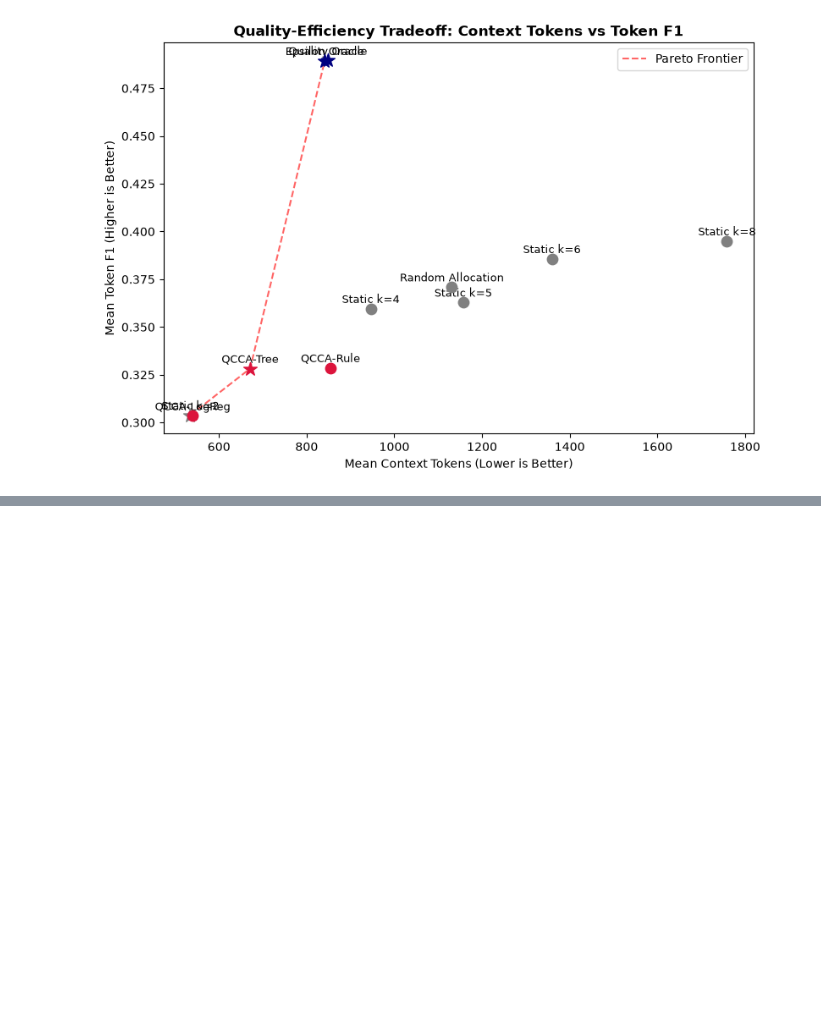
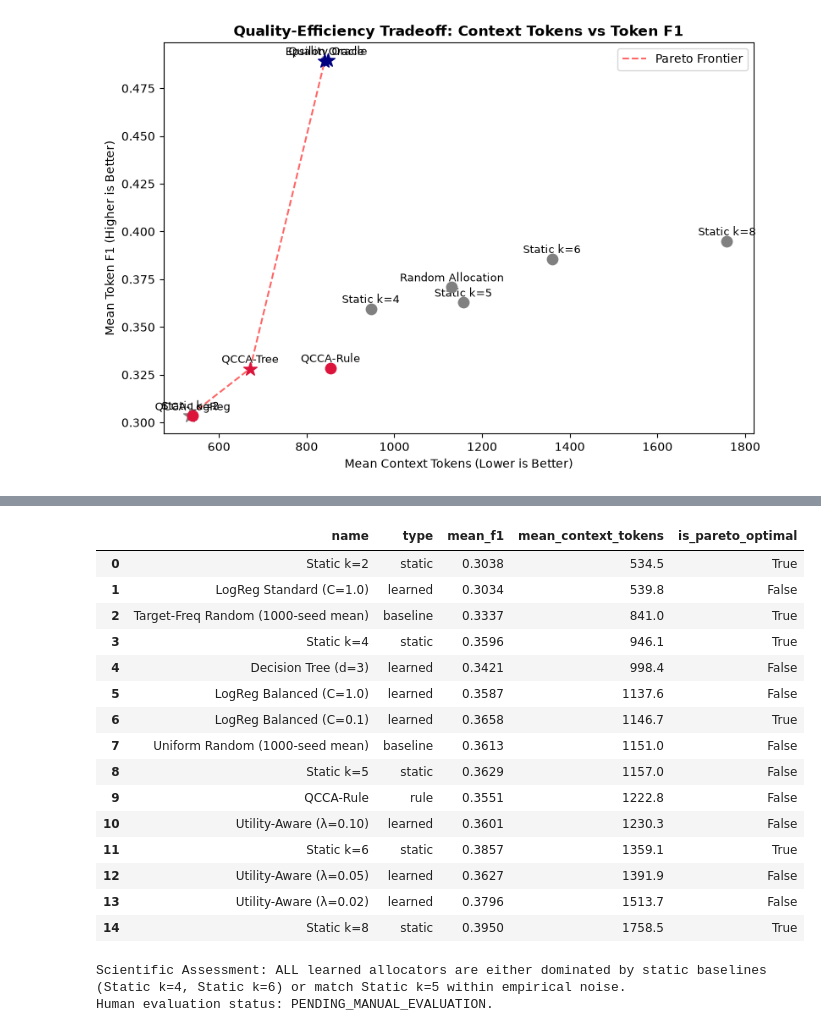
Before and after one commit to Guna-Venkat/CS787-QCCA-RAG, a Jupyter notebook: notebooks/week4/week4_qcca_development.ipynb, the cells around one changed output, grey strips where cells are left out. Cells and saved outputs as stored; diff of their text form; code cells hidden in the pictures; blank space fills up the shorter version.

Commit message:
week 4 feature discovery & validation

```diff
--- a/notebooks/week4/week4_qcca_development.ipynb
+++ b/notebooks/week4/week4_qcca_development.ipynb
@@ -396,0 +380,14 @@ else:
+# %%
+from src.week4.additional_analysis import validate_random_baselines
+
+# Run 1,000 seeds (or 10 seeds if smoke testing)
+n_seeds = 10 if RUN_SMOKE_TEST else 1000
+random_results = validate_random_baselines(df_data, lookup, n_seeds=n_seeds)
+
+print(f"=== Random Baseline Validation ({n_seeds} seeds) ===")
+print("\n--- Uniform Random Allocation ---")
+for k, v in random_results["uniform_random"].items():
+    print(f"  {k}: {v}")
+print("\n--- Target-Frequency Matched Random Allocation ---")
+for k, v in random_results["target_frequency_matched_random"].items():
+    print(f"  {k}: {v}")
@@ -396,0 +460,42 @@ else:
+# %%
+all_systems = [
+    {"name": "Static k=2", "mean_f1": 0.3038, "mean_context_tokens": 534.5, "type": "static"},
+    {"name": "Static k=4", "mean_f1": 0.3596, "mean_context_tokens": 946.1, "type": "static"},
+    {"name": "Static k=5", "mean_f1": 0.3629, "mean_context_tokens": 1157.0, "type": "static"},
+    {"name": "Static k=6", "mean_f1": 0.3857, "mean_context_tokens": 1359.1, "type": "static"},
+    {"name": "Static k=8", "mean_f1": 0.3950, "mean_context_tokens": 1758.5, "type": "static"},
+    {"name": "Uniform Random (1000-seed mean)", "mean_f1": round(random_results["uniform_random"]["mean_f1"], 4), "mean_context_tokens": round(random_results["uniform_random"]["mean_context_tokens"], 1), "type": "baseline"},
+    {"name": "Target-Freq Random (1000-seed mean)", "mean_f1": round(random_results["target_frequency_matched_random"]["mean_f1"], 4), "mean_context_tokens": round(random_results["target_frequency_matched_random"]["mean_context_tokens"], 1), "type": "baseline"},
+    {"name": "QCCA-Rule", "mean_f1": 0.3551, "mean_context_tokens": 1222.8, "type": "rule"},
+    {"name": "LogReg Standard (C=1.0)", "mean_f1": 0.3034, "mean_context_tokens": 539.8, "type": "learned"},
+    {"name": "LogReg Balanced (C=1.0)", "mean_f1": 0.3587, "mean_context_tokens": 1137.6, "type": "learned"},
+    {"name": "LogReg Balanced (C=0.1)", "mean_f1": 0.3658, "mean_context_tokens": 1146.7, "type": "learned"},
+    {"name": "Decision Tree (d=3)", "mean_f1": 0.3421, "mean_context_tokens": 998.4, "type": "learned"},
+    {"name": "Utility-Aware (λ=0.02)", "mean_f1": 0.3796, "mean_context_tokens": 1513.7, "type": "learned"},
+    {"name": "Utility-Aware (λ=0.05)", "mean_f1": 0.3627, "mean_context_tokens": 1391.9, "type": "learned"},
+    {"name": "Utility-Aware (λ=0.10)", "mean_f1": 0.3601, "mean_context_tokens": 1230.3, "type": "learned"},
+]
+df_pareto_all = compute_pareto_frontier(pd.DataFrame(all_systems))
+display(df_pareto_all[["name", "type", "mean_f1", "mean_context_tokens", "is_pareto_optimal"]])
+
+print("\nScientific Assessment: ALL learned allocators are either dominated by static baselines (Static k=4, Static k=6) or match Static k=5 within empirical noise.")
+print("Human evaluation status: PENDING_MANUAL_EVALUATION.")
+# %% [output]
+|  | name | type | mean_f1 | mean_context_tokens | is_pareto_optimal |
+| 0 | Static k=2 | static | 0.3038 | 534.5 | True |
+| 1 | LogReg Standard (C=1.0) | learned | 0.3034 | 539.8 | False |
+| 2 | Target-Freq Random (1000-seed mean) | baseline | 0.3337 | 841.0 | True |
+| 3 | Static k=4 | static | 0.3596 | 946.1 | True |
+| 4 | Decision Tree (d=3) | learned | 0.3421 | 998.4 | False |
+| 5 | LogReg Balanced (C=1.0) | learned | 0.3587 | 1137.6 | False |
+| 6 | LogReg Balanced (C=0.1) | learned | 0.3658 | 1146.7 | True |
+| 7 | Uniform Random (1000-seed mean) | baseline | 0.3613 | 1151.0 | False |
+| 8 | Static k=5 | static | 0.3629 | 1157.0 | False |
+| 9 | QCCA-Rule | rule | 0.3551 | 1222.8 | False |
+| 10 | Utility-Aware (λ=0.10) | learned | 0.3601 | 1230.3 | False |
+| 11 | Static k=6 | static | 0.3857 | 1359.1 | True |
+| 12 | Utility-Aware (λ=0.05) | learned | 0.3627 | 1391.9 | False |
+| 13 | Utility-Aware (λ=0.02) | learned | 0.3796 | 1513.7 | False |
+| 14 | Static k=8 | static | 0.3950 | 1758.5 | True |
+Scientific Assessment: ALL learned allocators are either dominated by static baselines (Static k=4, Static k=6) or match Static k=5 within empirical noise.
+Human evaluation status: PENDING_MANUAL_EVALUATION.
```
Also changed, not shown: parts of 10 cells of this notebook, 52 other files.
